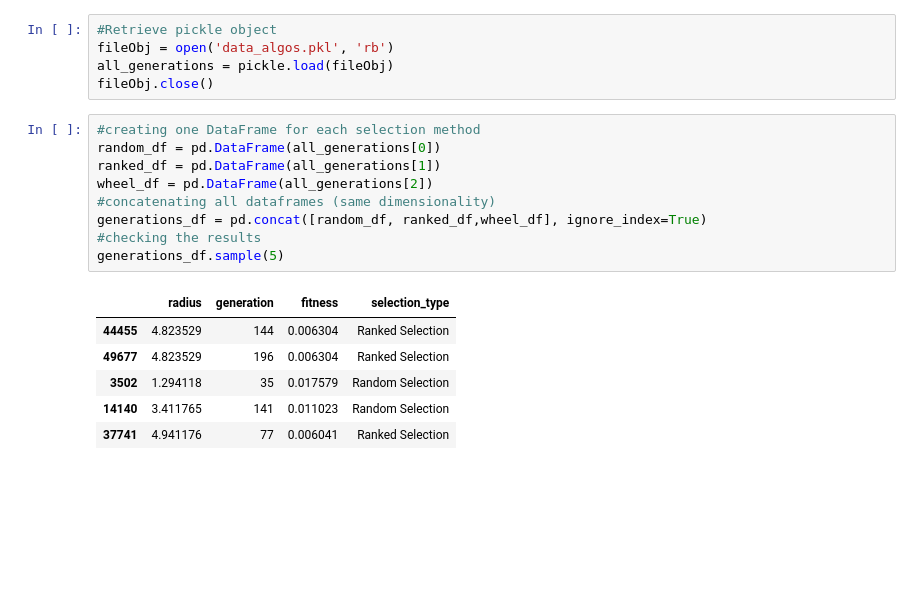
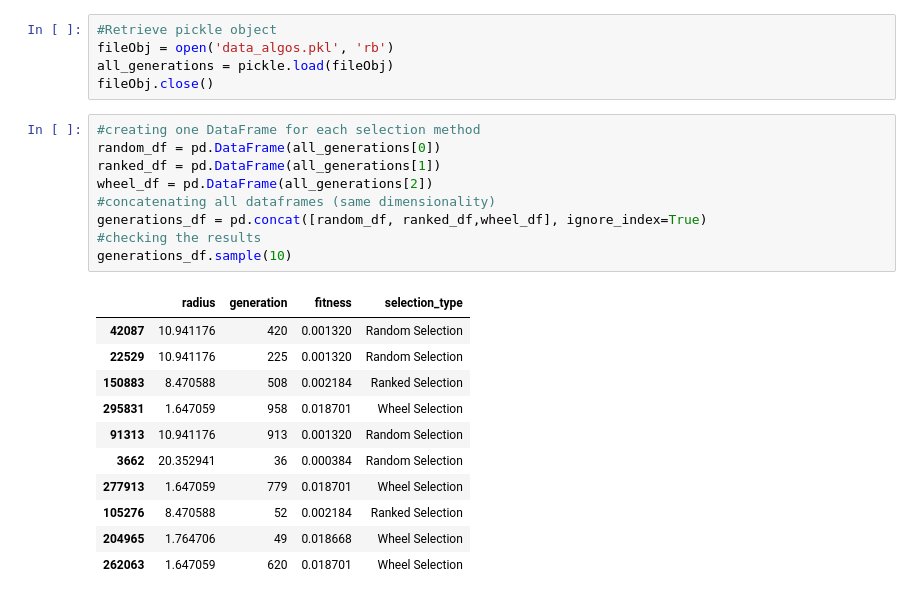
Before and after one commit to Elric-dev/HCAI_ML, a Jupyter notebook: ga_data_analysis.ipynb, the cells around one changed output. Saved outputs shown, nothing was run; the diff lists cells and outputs as text; blank space fills up the shorter version.

```diff
--- a/ga_data_analysis.ipynb
+++ b/ga_data_analysis.ipynb
@@ -12,19 +12,24 @@ fileObj.close()
 # %%
 #creating one DataFrame for each selection method
 random_df = pd.DataFrame(all_generations[0])
 ranked_df = pd.DataFrame(all_generations[1])
 wheel_df = pd.DataFrame(all_generations[2])
 #concatenating all dataframes (same dimensionality)
 generations_df = pd.concat([random_df, ranked_df,wheel_df], ignore_index=True)
 #checking the results
-generations_df.sample(5)
+generations_df.sample(10)
 # %% [output]
 |  | radius | generation | fitness | selection_type |
-| 44455 | 4.823529 | 144 | 0.006304 | Ranked Selection |
-| 49677 | 4.823529 | 196 | 0.006304 | Ranked Selection |
-| 3502 | 1.294118 | 35 | 0.017579 | Random Selection |
-| 14140 | 3.411765 | 141 | 0.011023 | Random Selection |
-| 37741 | 4.941176 | 77 | 0.006041 | Ranked Selection |
+| 42087 | 10.941176 | 420 | 0.001320 | Random Selection |
+| 22529 | 10.941176 | 225 | 0.001320 | Random Selection |
+| 150883 | 8.470588 | 508 | 0.002184 | Ranked Selection |
+| 295831 | 1.647059 | 958 | 0.018701 | Wheel Selection |
+| 91313 | 10.941176 | 913 | 0.001320 | Random Selection |
+| 3662 | 20.352941 | 36 | 0.000384 | Random Selection |
+| 277913 | 1.647059 | 779 | 0.018701 | Wheel Selection |
+| 105276 | 8.470588 | 52 | 0.002184 | Ranked Selection |
+| 204965 | 1.764706 | 49 | 0.018668 | Wheel Selection |
+| 262063 | 1.647059 | 620 | 0.018701 | Wheel Selection |
 # %%
 #Sample Statistics
 generations_df.groupby(by=['selection_type', 'generation']).describe(percentiles = [0.5])
```
Also changed, not shown: parts of 4 cells of this notebook, 3 other files.
